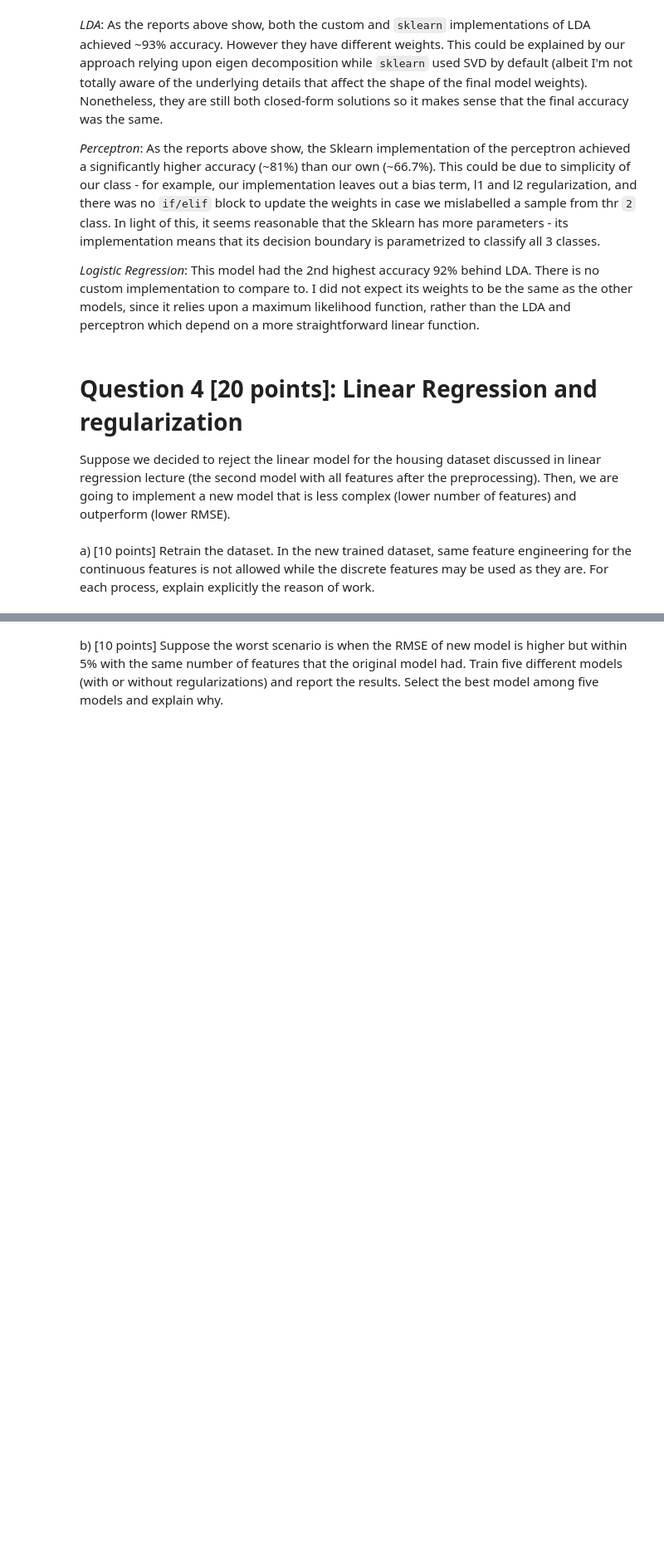
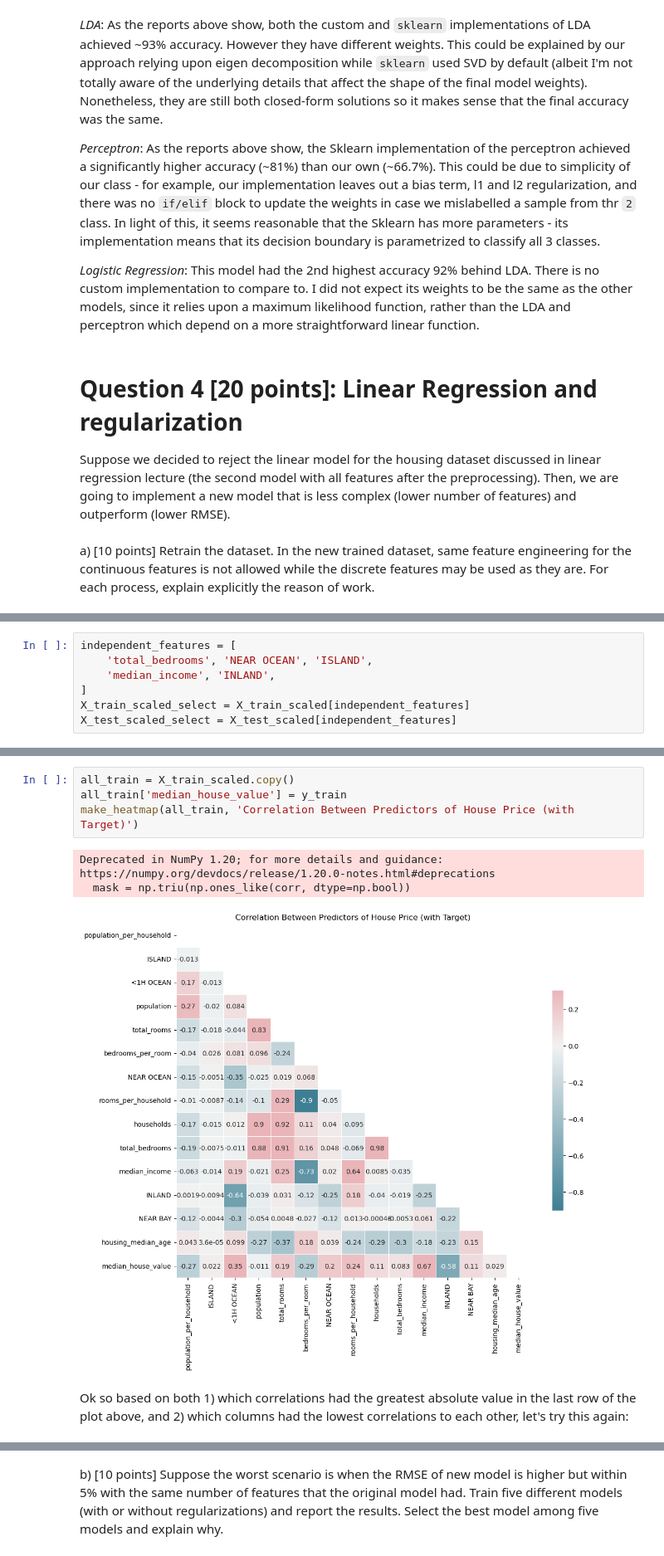
Before and after one commit to UPstartDeveloper/ML-Fundamentals-and-Apps, a Jupyter notebook: SyedRaza_HW2/SyedRaza_HW2.ipynb, the cells around one changed output, grey strips where cells are left out. Shown: that part at 83% size. Cells and saved outputs as stored; diff of their text form; blank space fills up the shorter version.

```diff
--- a/SyedRaza_HW2/SyedRaza_HW2.ipynb
+++ b/SyedRaza_HW2/SyedRaza_HW2.ipynb
@@ -294,0 +374,7 @@ a)	[10 points] Retrain the dataset. In the new trained dataset, same feature eng
+# %%
+independent_features = [
+    'total_bedrooms', 'NEAR OCEAN', 'ISLAND',
+    'median_income', 'INLAND',
+]
+X_train_scaled_select = X_train_scaled[independent_features]
+X_test_scaled_select = X_test_scaled[independent_features]
@@ -294,0 +400,10 @@ a)	[10 points] Retrain the dataset. In the new trained dataset, same feature eng
+# %%
+all_train = X_train_scaled.copy()
+all_train['median_house_value'] = y_train
+make_heatmap(all_train, 'Correlation Between Predictors of House Price (with Target)')
+# %% [output]
+Deprecated in NumPy 1.20; for more details and guidance: https://numpy.org/devdocs/release/1.20.0-notes.html#deprecations
+  mask = np.triu(np.ones_like(corr, dtype=np.bool))
+[figure, added]
+# %% [markdown]
+Ok so based on both 1) which correlations had the greatest absolute value in the last row of the plot above, and 2) which columns had the lowest correlations to each other, let's try this again:
```
Also changed, not shown: parts of 29 cells of this notebook, 2 other files.
